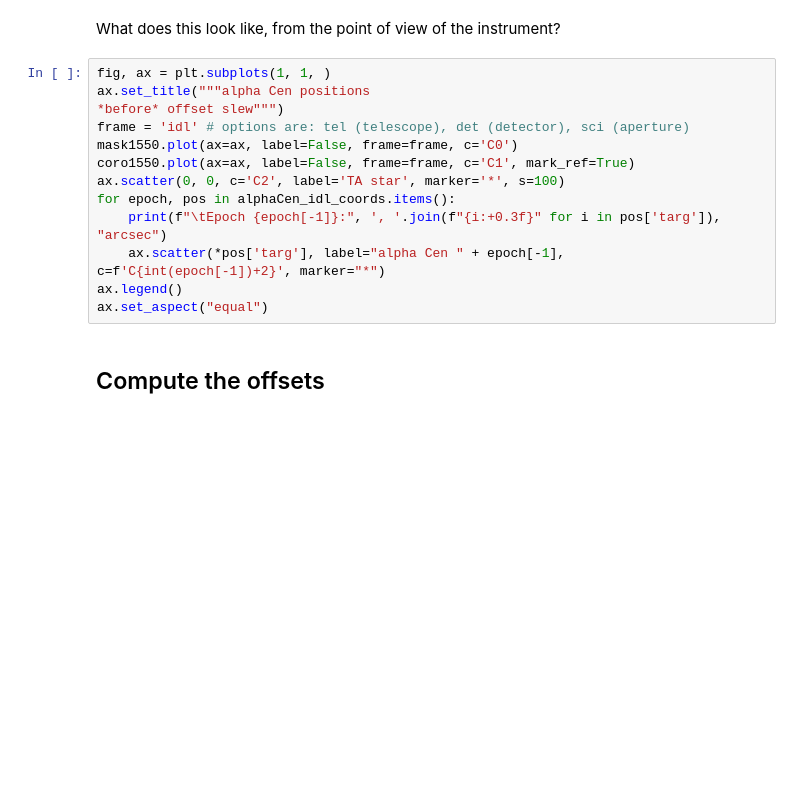
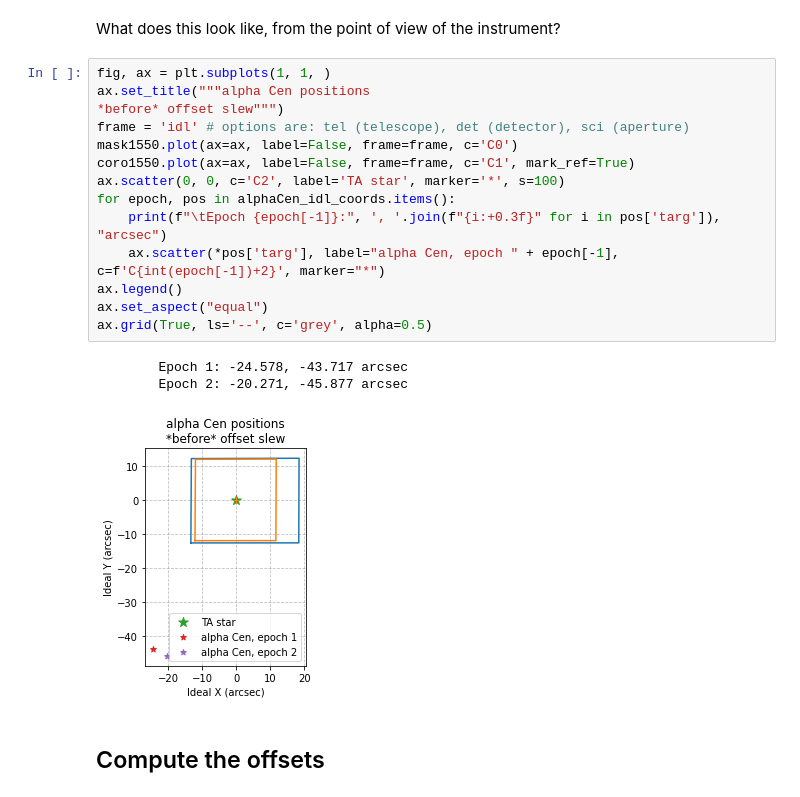
Before and after one commit to STScI-MIRI/Coronagraphy_ExampleNB, a Jupyter notebook: Offset_TA_pySIAF_tutorial.ipynb, the cells around one changed output. Saved outputs shown, nothing was run; the diff lists cells and outputs as text; blank space fills up the shorter version.

```diff
--- a/Offset_TA_pySIAF_tutorial.ipynb
+++ b/Offset_TA_pySIAF_tutorial.ipynb
@@ -208,16 +226,21 @@ What does this look like, from the point of view of the instrument?
 # %%
 fig, ax = plt.subplots(1, 1, )
 ax.set_title("""alpha Cen positions
 *before* offset slew""")
 frame = 'idl' # options are: tel (telescope), det (detector), sci (aperture)
 mask1550.plot(ax=ax, label=False, frame=frame, c='C0')
 coro1550.plot(ax=ax, label=False, frame=frame, c='C1', mark_ref=True)
 ax.scatter(0, 0, c='C2', label='TA star', marker='*', s=100)
 for epoch, pos in alphaCen_idl_coords.items():
     print(f"\tEpoch {epoch[-1]}:", ', '.join(f"{i:+0.3f}" for i in pos['targ']), "arcsec")
-    ax.scatter(*pos['targ'], label="alpha Cen " + epoch[-1], c=f'C{int(epoch[-1])+2}', marker="*")
+    ax.scatter(*pos['targ'], label="alpha Cen, epoch " + epoch[-1], c=f'C{int(epoch[-1])+2}', marker="*")
 ax.legend()
 ax.set_aspect("equal")
+ax.grid(True, ls='--', c='grey', alpha=0.5)
+# %% [output]
+        Epoch 1: -24.578, -43.717 arcsec
+        Epoch 2: -20.271, -45.877 arcsec
+[figure, added]
 # %% [markdown]
 ## Compute the offsets
 # %% [markdown]
```
Also changed, not shown: parts of 18 cells of this notebook.
